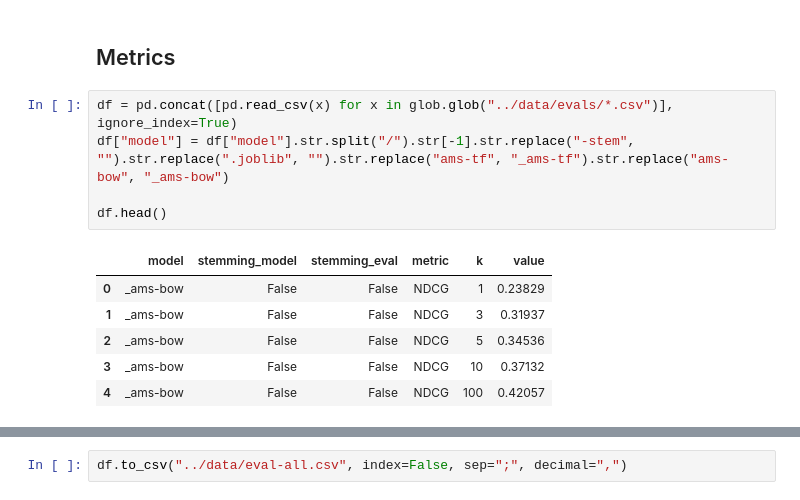
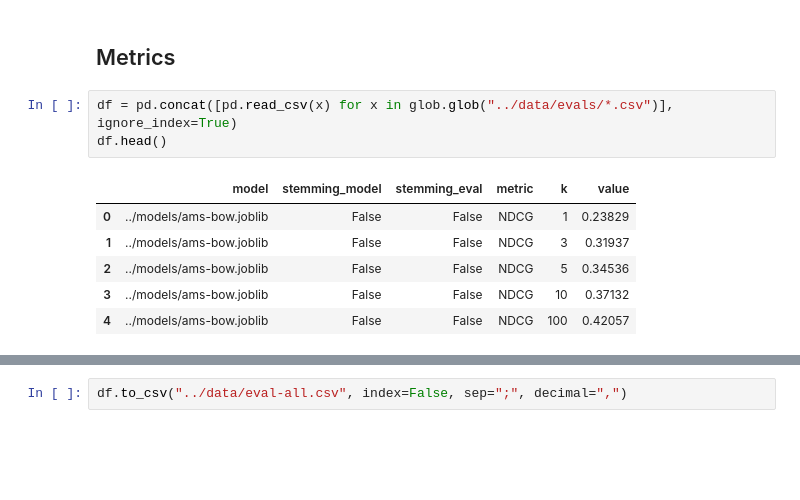
Before and after one commit to Kodesiana/project-2023-amsearch, a Jupyter notebook: notebooks/eda-evals.ipynb, the cells around one changed output, grey strips where cells are left out. Cells and saved outputs as stored; diff of their text form; blank space fills up the shorter version.

```diff
--- a/notebooks/eda-evals.ipynb
+++ b/notebooks/eda-evals.ipynb
@@ -15,13 +15,11 @@ plt.rcParams["figure.dpi"] = 300
 ## Metrics
 # %%
 df = pd.concat([pd.read_csv(x) for x in glob.glob("../data/evals/*.csv")], ignore_index=True)
-df["model"] = df["model"].str.split("/").str[-1].str.replace("-stem", "").str.replace(".joblib", "").str.replace("ams-tf", "_ams-tf").str.replace("ams-bow", "_ams-bow")
-
 df.head()
 # %% [output]
 |  | model | stemming_model | stemming_eval | metric | k | value |
-| 0 | _ams-bow | False | False | NDCG | 1 | 0.23829 |
-| 1 | _ams-bow | False | False | NDCG | 3 | 0.31937 |
-| 2 | _ams-bow | False | False | NDCG | 5 | 0.34536 |
-| 3 | _ams-bow | False | False | NDCG | 10 | 0.37132 |
-| 4 | _ams-bow | False | False | NDCG | 100 | 0.42057 |
+| 0 | ../models/ams-bow.joblib | False | False | NDCG | 1 | 0.23829 |
+| 1 | ../models/ams-bow.joblib | False | False | NDCG | 3 | 0.31937 |
+| 2 | ../models/ams-bow.joblib | False | False | NDCG | 5 | 0.34536 |
+| 3 | ../models/ams-bow.joblib | False | False | NDCG | 10 | 0.37132 |
+| 4 | ../models/ams-bow.joblib | False | False | NDCG | 100 | 0.42057 |
```
Also changed, not shown: parts of 2 cells of this notebook, 7 other files.
